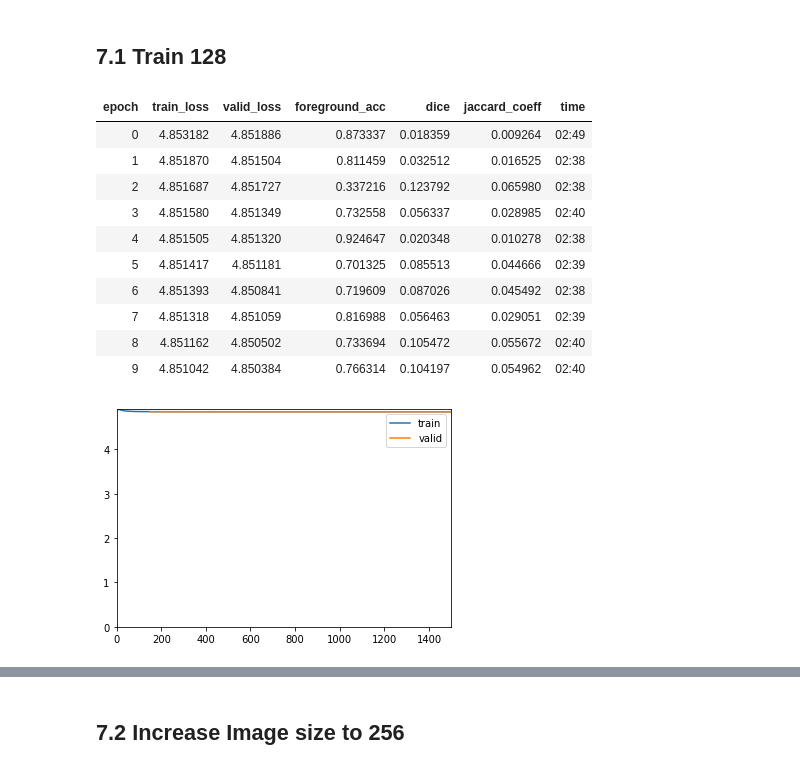
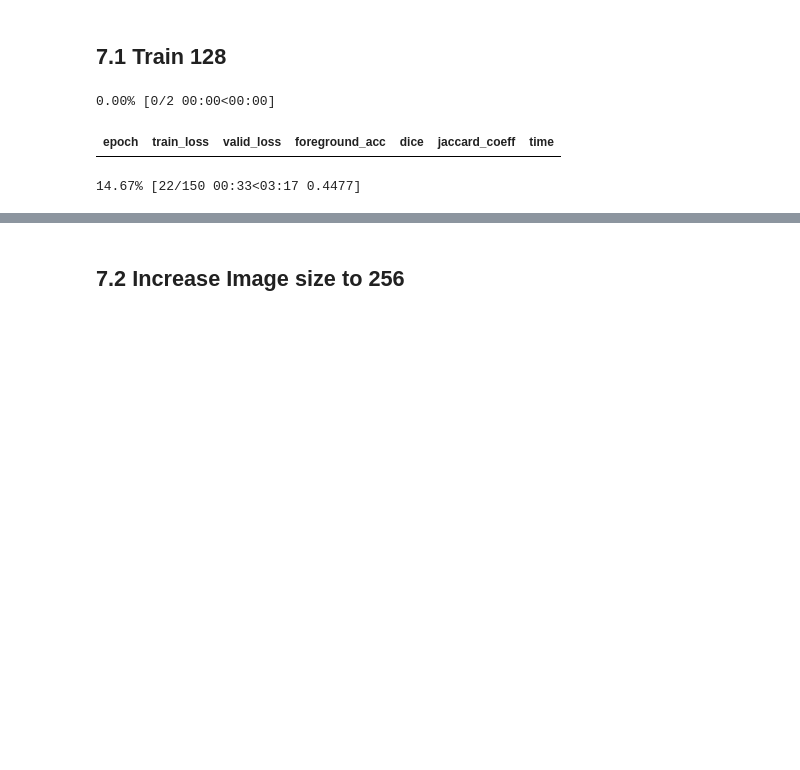
Before and after one commit to mrkcmd/bualabs, a Jupyter notebook: nbs/03c_image_segmentation_siim_acr_pneumothorax_fastai2.ipynb, the cells around one changed output, grey strips where cells are left out. Cells and saved outputs as stored; diff of their text form; code cells hidden in the pictures; blank space fills up the shorter version.

```diff
--- a/nbs/03c_image_segmentation_siim_acr_pneumothorax_fastai2.ipynb
+++ b/nbs/03c_image_segmentation_siim_acr_pneumothorax_fastai2.ipynb
@@ -507,12 +507,12 @@ b[1].shape, b[1].float().mean()
 # %%
 # loss_func = kornia.losses.FocalLoss(alpha= 0.5, gamma=2.0, reduction='mean')
 
-loss_func = LabelSmoothingCrossEntropy()
+# loss_func = LabelSmoothingCrossEntropy()
 
 # weights = torch.tensor([[0.9]*1 + [1.1]]).cuda()
 # loss_func = CrossEntropyLossFlat(weight=weights, axis=1)
 
-# loss_func = CrossEntropyLossFlat(axis=1)
+loss_func = CrossEntropyLossFlat(axis=1)
 
 # loss_func = XFocalLoss(alpha=100.0, gamma=2.0, reduction='mean')
 
@@ -588,19 +588,10 @@ ________________________________________________________________
 # learn.lr_find()
 # %%
 # learn.fit_one_cycle(1, lr_max=slice(3e-3), pct_start=0.8)
-learn.fit_flat_cos(10, lr_max=slice(3e-2))
+learn.fit_flat_cos(2, lr_max=slice(1e-4, 1e-2))
 # %% [output]
+0.00% [0/2 00:00<00:00]
 | epoch | train_loss | valid_loss | foreground_acc | dice | jaccard_coeff | time |
-| 0 | 4.853182 | 4.851886 | 0.873337 | 0.018359 | 0.009264 | 02:49 |
-| 1 | 4.851870 | 4.851504 | 0.811459 | 0.032512 | 0.016525 | 02:38 |
-| 2 | 4.851687 | 4.851727 | 0.337216 | 0.123792 | 0.065980 | 02:38 |
-| 3 | 4.851580 | 4.851349 | 0.732558 | 0.056337 | 0.028985 | 02:40 |
-| 4 | 4.851505 | 4.851320 | 0.924647 | 0.020348 | 0.010278 | 02:38 |
-| 5 | 4.851417 | 4.851181 | 0.701325 | 0.085513 | 0.044666 | 02:39 |
-| 6 | 4.851393 | 4.850841 | 0.719609 | 0.087026 | 0.045492 | 02:38 |
-| 7 | 4.851318 | 4.851059 | 0.816988 | 0.056463 | 0.029051 | 02:39 |
-| 8 | 4.851162 | 4.850502 | 0.733694 | 0.105472 | 0.055672 | 02:40 |
-| 9 | 4.851042 | 4.850384 | 0.766314 | 0.104197 | 0.054962 | 02:40 |
-[figure, removed]
+14.67% [22/150 00:33<03:17 0.4477]
 # %%
 # learn.fit_one_cycle(10, lr_max=slice(3e-3), pct_start=0.8)
```
Also changed, not shown: parts of 3 cells of this notebook.
